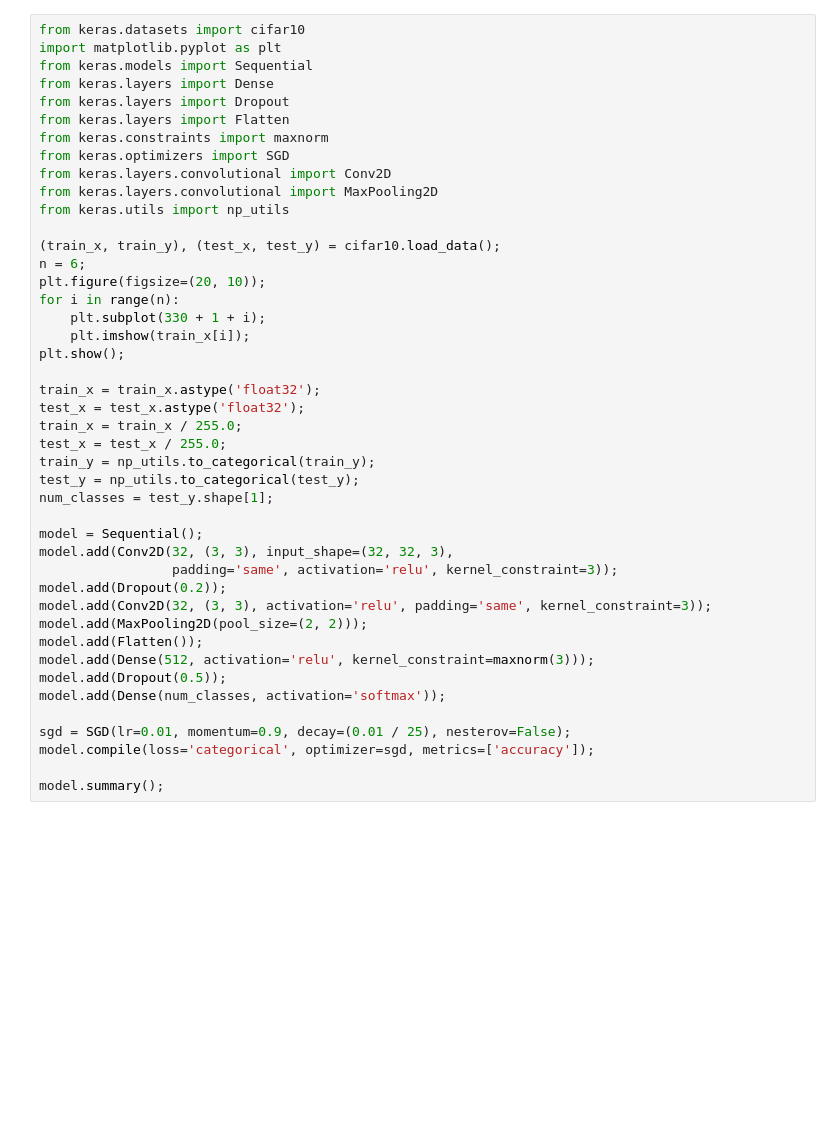
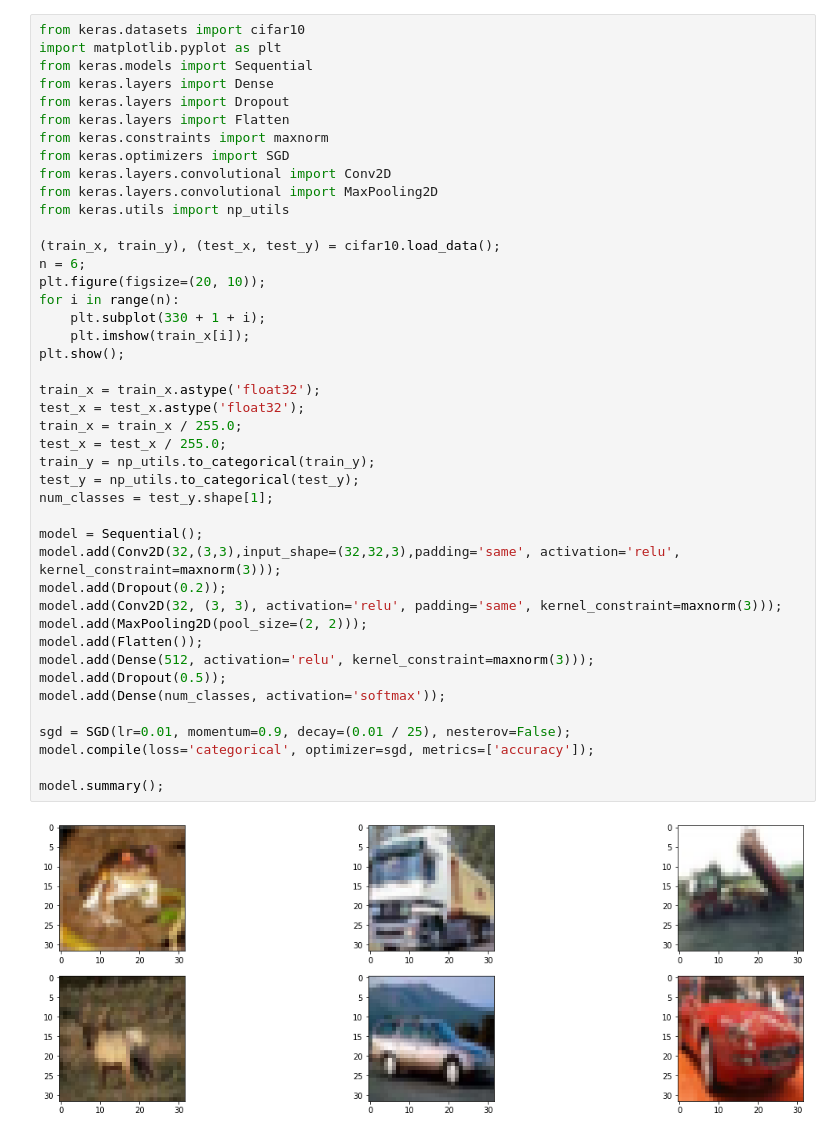
Before and after one commit to khaledkhnissi/Machine_Learning, a Jupyter notebook: CIFAR_10_FORMATION.ipynb, the cells around one changed output. Saved outputs shown, nothing was run; the diff lists cells and outputs as text; blank space fills up the shorter version.

```diff
--- a/CIFAR_10_FORMATION.ipynb
+++ b/CIFAR_10_FORMATION.ipynb
@@ -14,33 +14,34 @@ from keras.layers.convolutional import MaxPooling2D
 from keras.utils import np_utils
 
 (train_x, train_y), (test_x, test_y) = cifar10.load_data();
 n = 6;
 plt.figure(figsize=(20, 10));
 for i in range(n):
     plt.subplot(330 + 1 + i);
     plt.imshow(train_x[i]);
 plt.show();
 
 train_x = train_x.astype('float32');
 test_x = test_x.astype('float32');
 train_x = train_x / 255.0;
 test_x = test_x / 255.0;
 train_y = np_utils.to_categorical(train_y);
 test_y = np_utils.to_categorical(test_y);
 num_classes = test_y.shape[1];
 
 model = Sequential();
-model.add(Conv2D(32, (3, 3), input_shape=(32, 32, 3),
-                 padding='same', activation='relu', kernel_constraint=3));
+model.add(Conv2D(32,(3,3),input_shape=(32,32,3),padding='same', activation='relu', kernel_constraint=maxnorm(3)));
 model.add(Dropout(0.2));
-model.add(Conv2D(32, (3, 3), activation='relu', padding='same', kernel_constraint=3));
+model.add(Conv2D(32, (3, 3), activation='relu', padding='same', kernel_constraint=maxnorm(3)));
 model.add(MaxPooling2D(pool_size=(2, 2)));
 model.add(Flatten());
 model.add(Dense(512, activation='relu', kernel_constraint=maxnorm(3)));
 model.add(Dropout(0.5));
 model.add(Dense(num_classes, activation='softmax'));
 
 sgd = SGD(lr=0.01, momentum=0.9, decay=(0.01 / 25), nesterov=False);
 model.compile(loss='categorical', optimizer=sgd, metrics=['accuracy']);
 
 model.summary();
+# %% [output]
+[figure, added]
```
Also changed, not shown: parts of 1 cell of this notebook.
